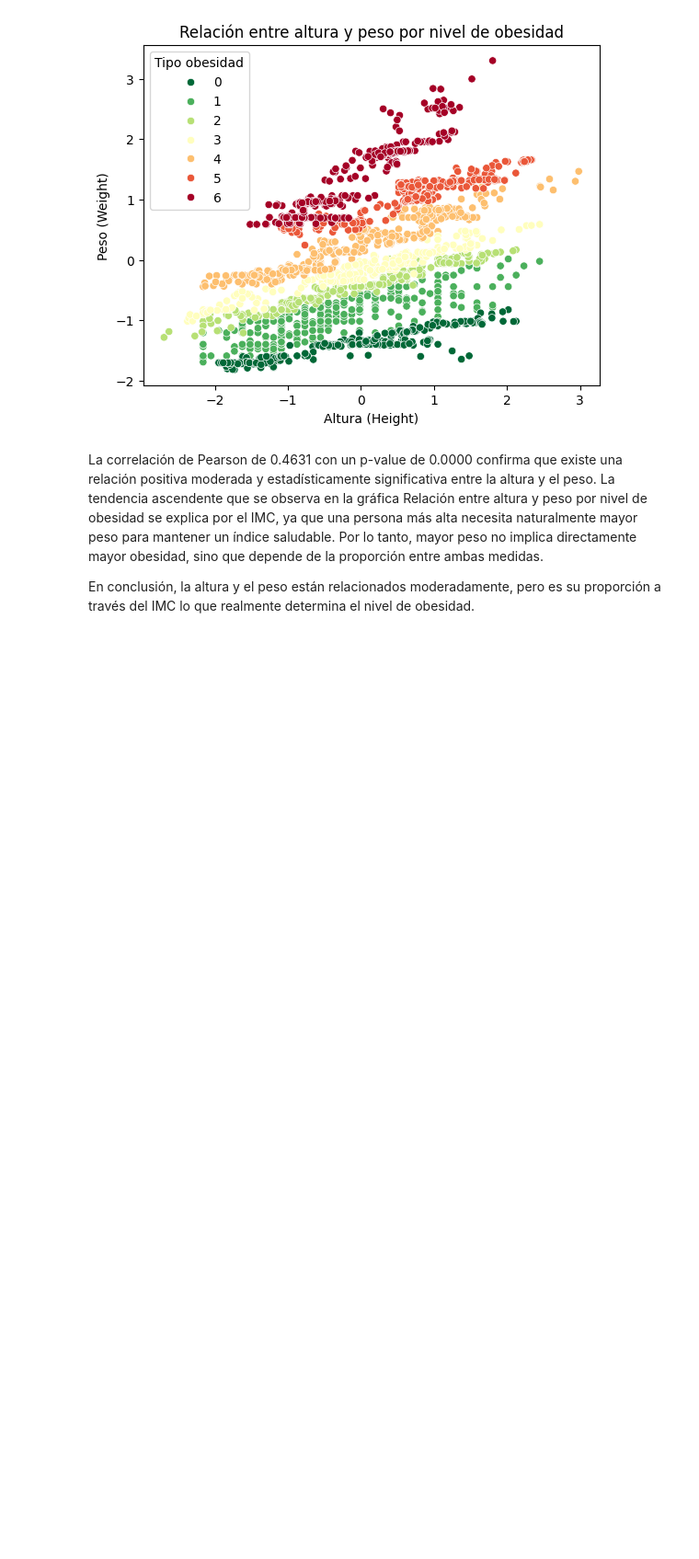
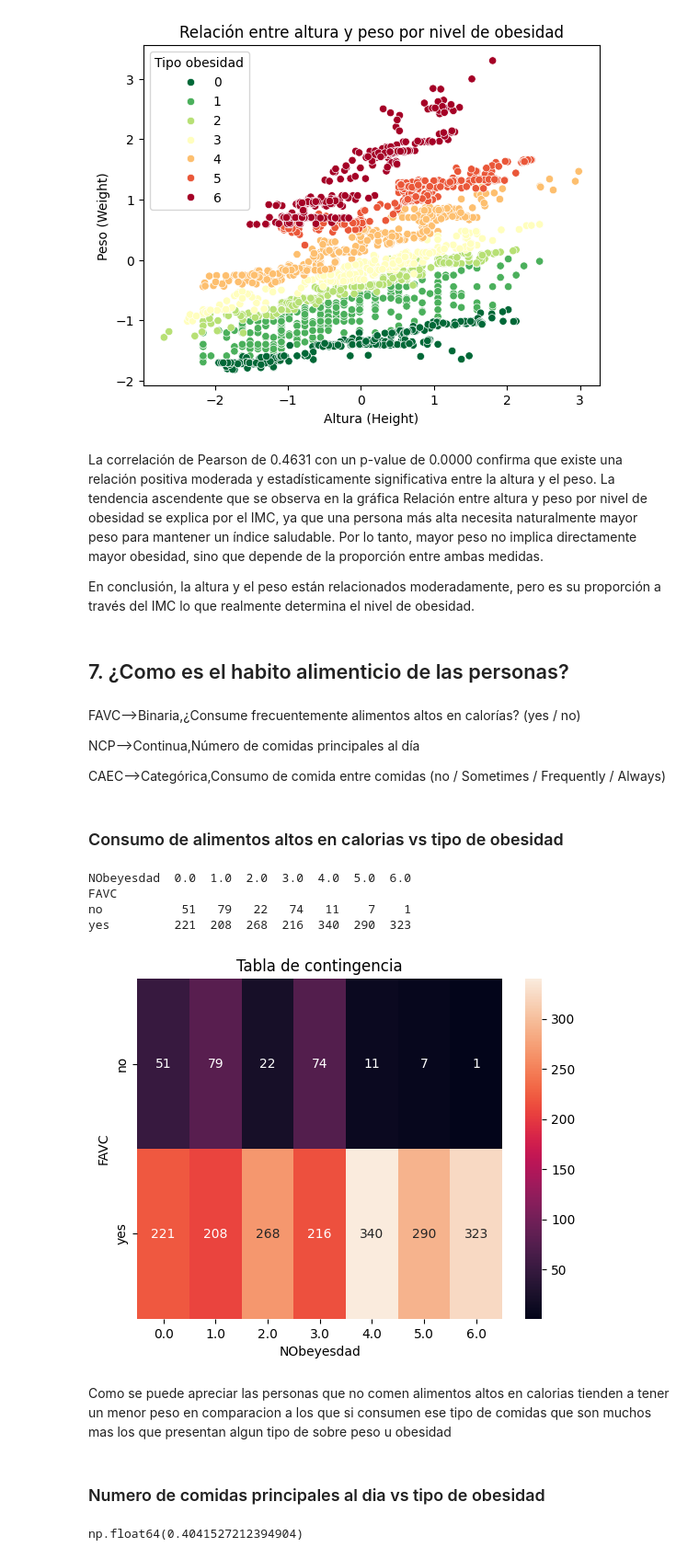
Before and after one commit to danielreyes04/Analsis-de-datos, a Jupyter notebook: Parcial2.ipynb, the cells around one changed output. Shown at 92% size. Drawn from its saved outputs; the diff is of its cells as text; code cells hidden in the pictures; blank space fills up the shorter version.

```diff
--- a/Parcial2.ipynb
+++ b/Parcial2.ipynb
@@ -546,3 +554,36 @@ La correlación de Pearson de 0.4631 con un p-value de 0.0000 confirma que exist
 La tendencia ascendente que se observa en la gráfica Relación entre altura y peso por nivel de obesidad se explica por el IMC, ya que una persona más alta necesita naturalmente mayor peso para mantener un índice saludable. Por lo tanto, mayor peso no implica directamente mayor obesidad, sino que depende de la proporción entre ambas medidas.
 
 En conclusión, la altura y el peso están relacionados moderadamente, pero es su proporción a través del IMC lo que realmente determina el nivel de obesidad.
+# %% [markdown]
+## 7. ¿Como es el habito alimenticio de las personas?
+# %% [markdown]
+FAVC-->Binaria,¿Consume frecuentemente alimentos altos en calorías? (yes / no)
+
+NCP-->Continua,Número de comidas principales al día
+
+CAEC-->Categórica,Consumo de comida entre comidas (no / Sometimes / Frequently / Always)
+# %% [markdown]
+### Consumo de alimentos altos en calorias vs tipo de obesidad
+# %%
+tabla = pd.crosstab(df['FAVC'], df['NObeyesdad'])
+print(tabla)
+# %% [output]
+NObeyesdad  0.0  1.0  2.0  3.0  4.0  5.0  6.0
+FAVC
+no           51   79   22   74   11    7    1
+yes         221  208  268  216  340  290  323
+# %%
+sns.heatmap(tabla, annot=True, fmt='d')
+
+plt.title('Tabla de contingencia')
+plt.show()
+# %% [output]
+[figure, added]
+# %% [markdown]
+Como se puede apreciar las personas que no comen alimentos altos en calorias tienden a tener un menor peso en comparacion a los que si consumen ese tipo de comidas que son muchos mas los que presentan algun tipo de sobre peso u obesidad
+# %% [markdown]
+### Numero de comidas principales al dia vs tipo de obesidad
+# %%
+df['NCP'].median()
+# %% [output]
+np.float64(0.4041527212394904)
```
Also changed, not shown: parts of 11 cells of this notebook.
